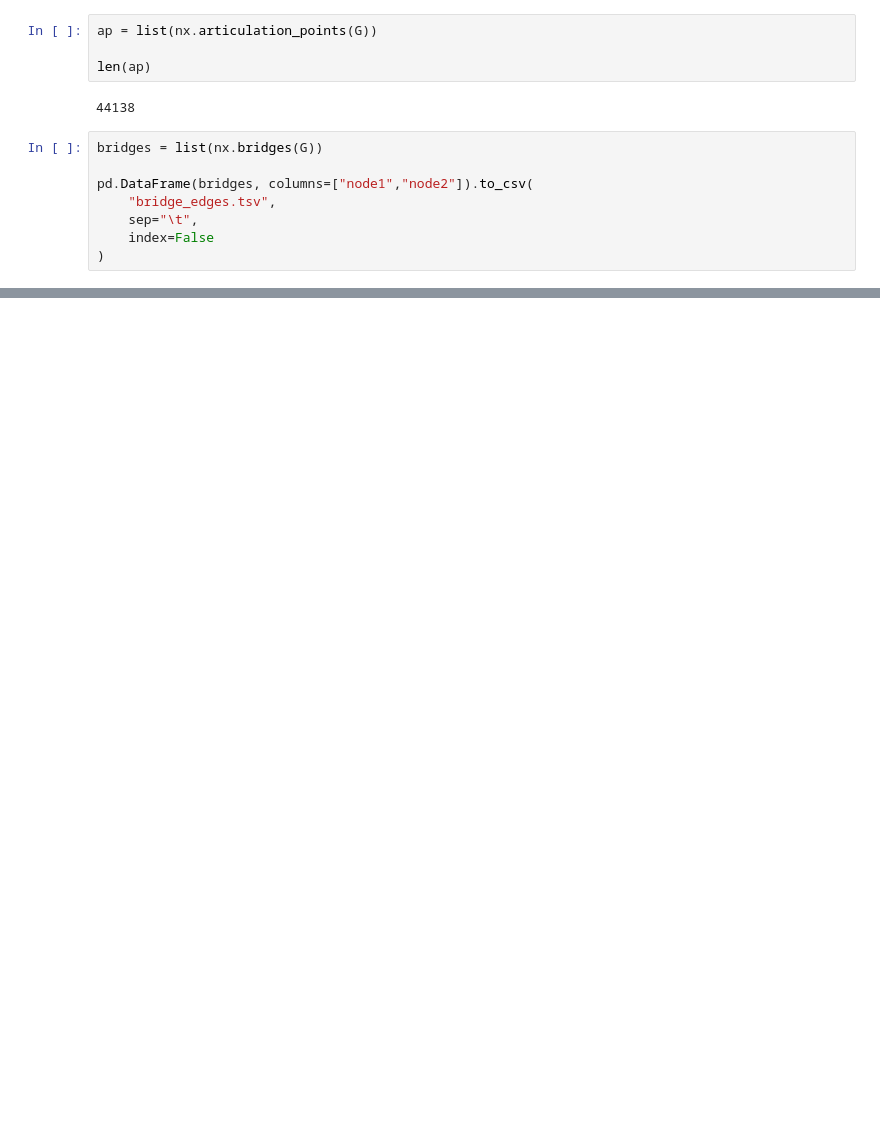
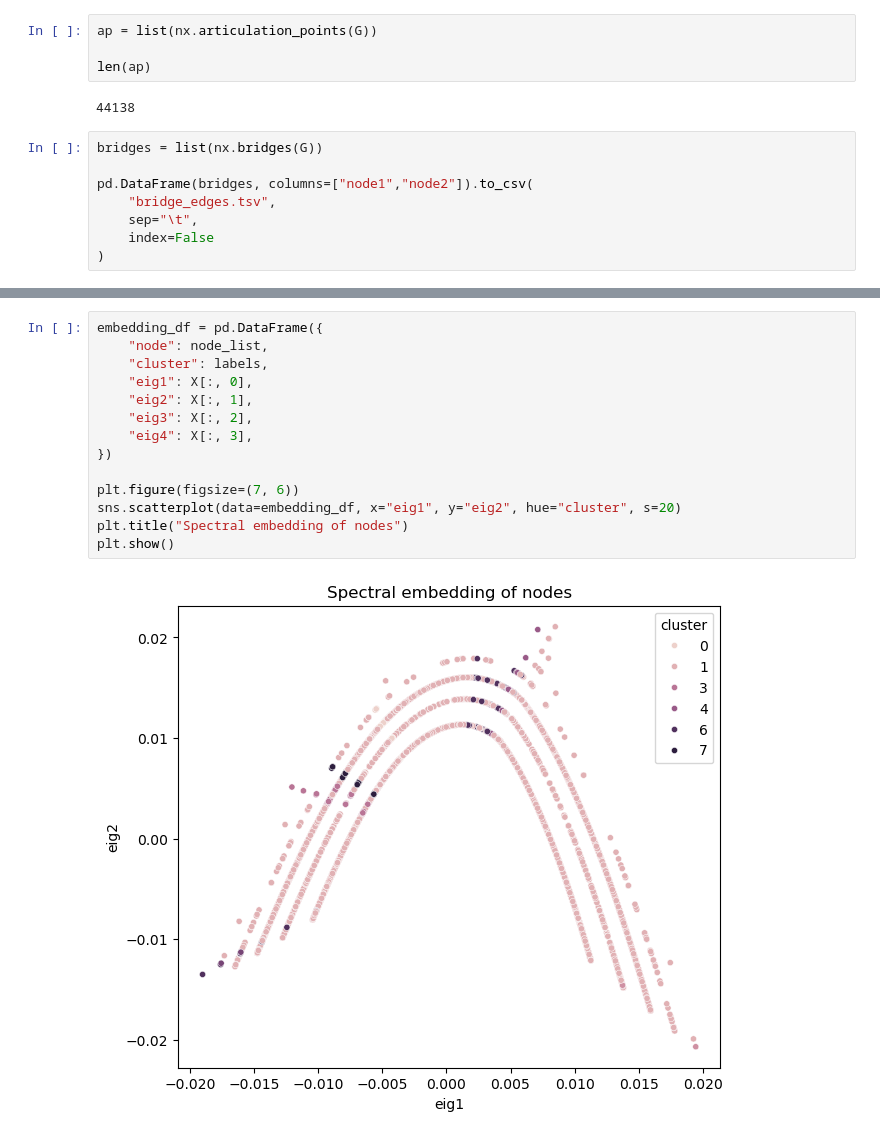
Before and after one commit to JPereira199/pangenome-graph-analysis, a Jupyter notebook: graph_metrics.ipynb, the cells around one changed output, grey strips where cells are left out. Drawn from its saved outputs; the diff is of its cells as text; blank space fills up the shorter version.

```diff
--- a/graph_metrics.ipynb
+++ b/graph_metrics.ipynb
@@ -247,0 +540,16 @@ plt.xscale("log")
+# %%
+embedding_df = pd.DataFrame({
+    "node": node_list,
+    "cluster": labels,
+    "eig1": X[:, 0],
+    "eig2": X[:, 1],
+    "eig3": X[:, 2],
+    "eig4": X[:, 3],
+})
+
+plt.figure(figsize=(7, 6))
+sns.scatterplot(data=embedding_df, x="eig1", y="eig2", hue="cluster", s=20)
+plt.title("Spectral embedding of nodes")
+plt.show()
+# %% [output]
+[figure, added]
```
Also changed, not shown: parts of 22 cells of this notebook, 7 other files.
